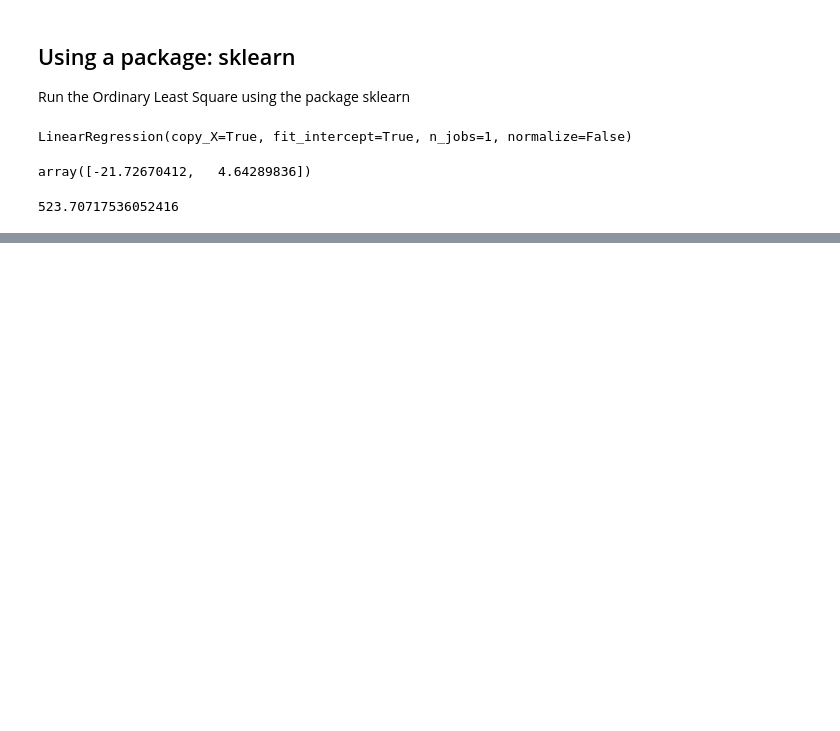
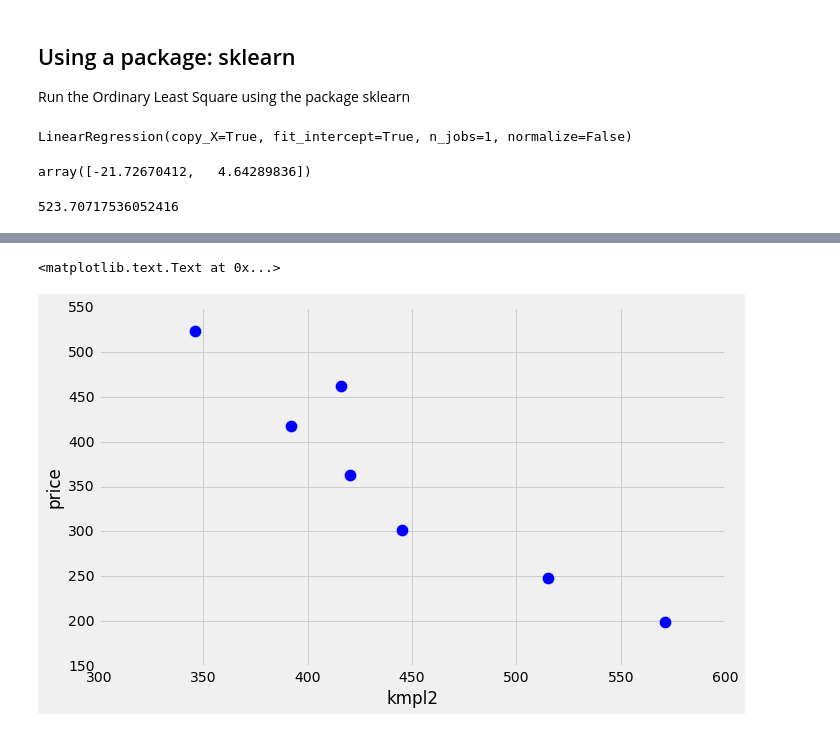
Before and after one commit to amitkaps/hackermath, a Jupyter notebook: Module_2_linear_regression_ols.ipynb, the cells around one changed output, grey strips where cells are left out. Cells and saved outputs as stored; diff of their text form; code cells hidden in the pictures; blank space fills up the shorter version.

```diff
--- a/Module_2_linear_regression_ols.ipynb
+++ b/Module_2_linear_regression_ols.ipynb
@@ -426,0 +475,9 @@ model_sklearn.intercept_
+# %%
+df['kmpl2'] = np.power(df.kmpl,2)
+# %%
+plt.scatter(df.kmpl2, df.price, s = 150)
+plt.xlabel('kmpl2')
+plt.ylabel('price')
+# %% [output]
+<matplotlib.text.Text at 0x...>
+[figure, added]
```
Also changed, not shown: parts of 17 cells of this notebook, 1 other file.
